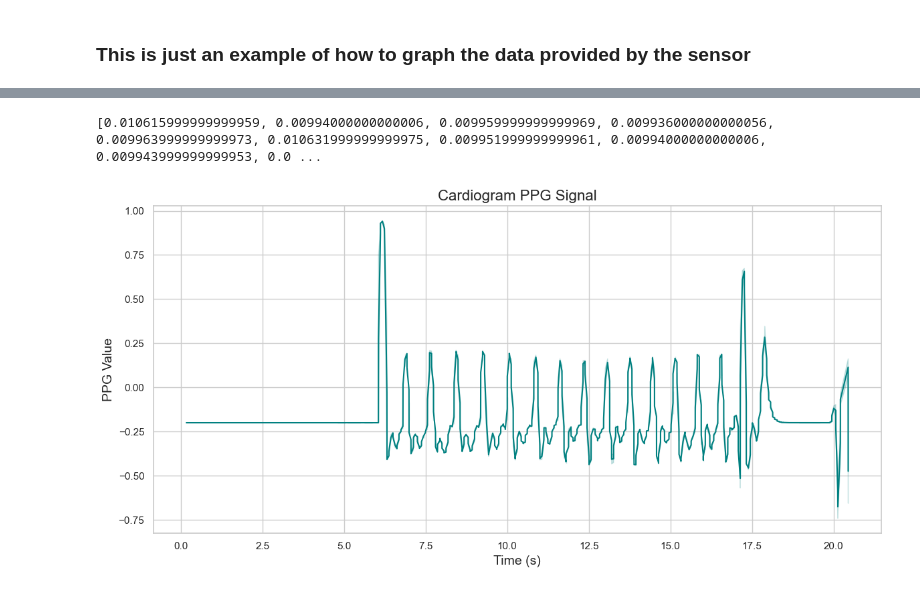
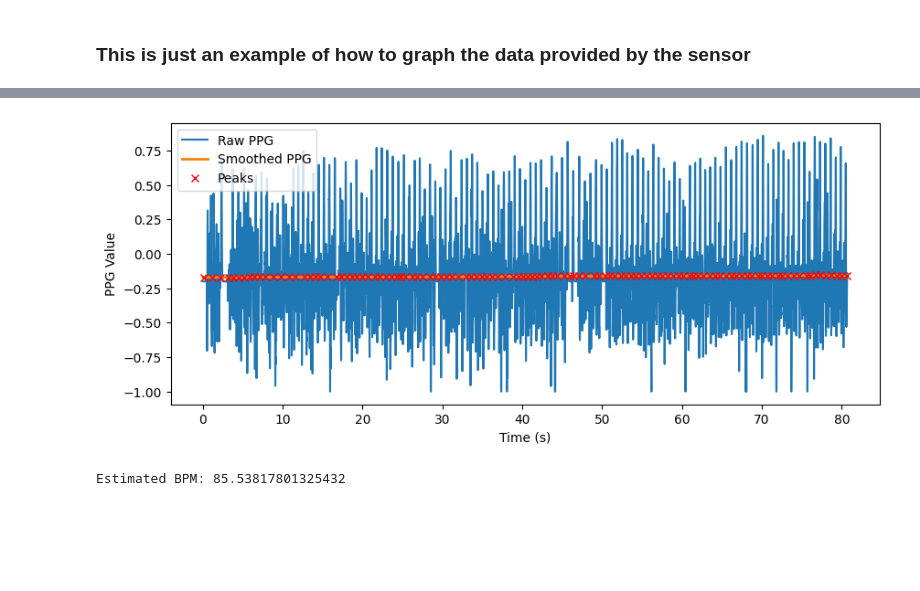
Before and after one commit to JuanReyes01/PPG_Sensor, a Jupyter notebook: data_graphs.ipynb, the cells around one changed output, grey strips where cells are left out. Drawn from its saved outputs; the diff is of its cells as text; code cells hidden in the pictures; blank space fills up the shorter version.

Commit message:
fixed reset data and added filter

```diff
--- a/data_graphs.ipynb
+++ b/data_graphs.ipynb
@@ -30,35 +3,44 @@ plt.show()
-# %%
-#List of diff between time values
-diff = []
-for i in range(1, len(df['Time (s)'])):
-    diff.append(df['Time (s)'][i] - df['Time (s)'][i-1])
-print(diff)
-# %% [output]
-[0.010615999999999959, 0.00994000000000006, 0.009959999999999969, 0.009936000000000056, 0.009963999999999973, 0.010631999999999975, 0.009951999999999961, 0.00994000000000006, 0.009943999999999953, 0.0 ...
-# %%
-import pandas as pd
-import seaborn as sns
-import matplotlib.pyplot as plt
-
-# Set a nice theme
-sns.set(style="whitegrid")
-
-# Load the CSV data into a DataFrame
-df = pd.read_csv('ppg_data_test_sample3200_count32_width15.csv')
-
-# Create a figure
-plt.figure(figsize=(12, 6))
-
-# Plot the cardiogram as a line plot
-sns.lineplot(data=df, x='Time (s)', y='PPG Value', color='teal', linewidth=1.5)
-
-# Enhance the plot with titles and labels
-plt.title('Cardiogram PPG Signal', fontsize=16)
-plt.xlabel('Time (s)', fontsize=14)
-plt.ylabel('PPG Value', fontsize=14)
-
-# Optionally, add grid and adjust layout
-plt.tight_layout()
-plt.show()
-# %% [output]
-[figure, removed]
+# %%
+import numpy as np
+import matplotlib.pyplot as plt
+from scipy.signal import find_peaks
+from scipy.ndimage import uniform_filter1d
+import pandas as pd
+
+# Load the data
+df = pd.read_csv('ppg_data.csv')
+
+
+time=df['Time (s)']
+ppg=df['PPG Value']
+
+# Smooth the PPG signal using a moving average filter
+ppg_smooth = uniform_filter1d(ppg, len(ppg))
+
+# Determine the sampling rate (assumes time is in seconds)
+fs = 1 / np.mean(np.diff(time))
+# Set a minimum peak distance of 0.5 seconds (in samples)
+min_distance = int(0.5 * fs)
+
+# Detect peaks in the smoothed PPG signal
+peaks, properties = find_peaks(ppg_smooth, distance=min_distance)
+
+# Plot
+plt.figure(figsize=(10, 4))
+plt.plot(time, ppg, label='Raw PPG')
+plt.plot(time, ppg_smooth, label='Smoothed PPG', linewidth=2)
+plt.plot(time[peaks], ppg_smooth[peaks], 'rx', label='Peaks')
+plt.xlabel('Time (s)')
+plt.ylabel('PPG Value')
+plt.legend()
+plt.show()
+
+# Compute BPM:
+total_time = time[0] - time[len(time)-2]  # total time in seconds
+num_beats = len(peaks)
+BPM = -num_beats * 60 / total_time
+
+print("Estimated BPM:", BPM)
+# %% [output]
+[figure, added]
+Estimated BPM: 85.53817801325432
```
Also changed, not shown: parts of 1 cell of this notebook, 2 other files.
